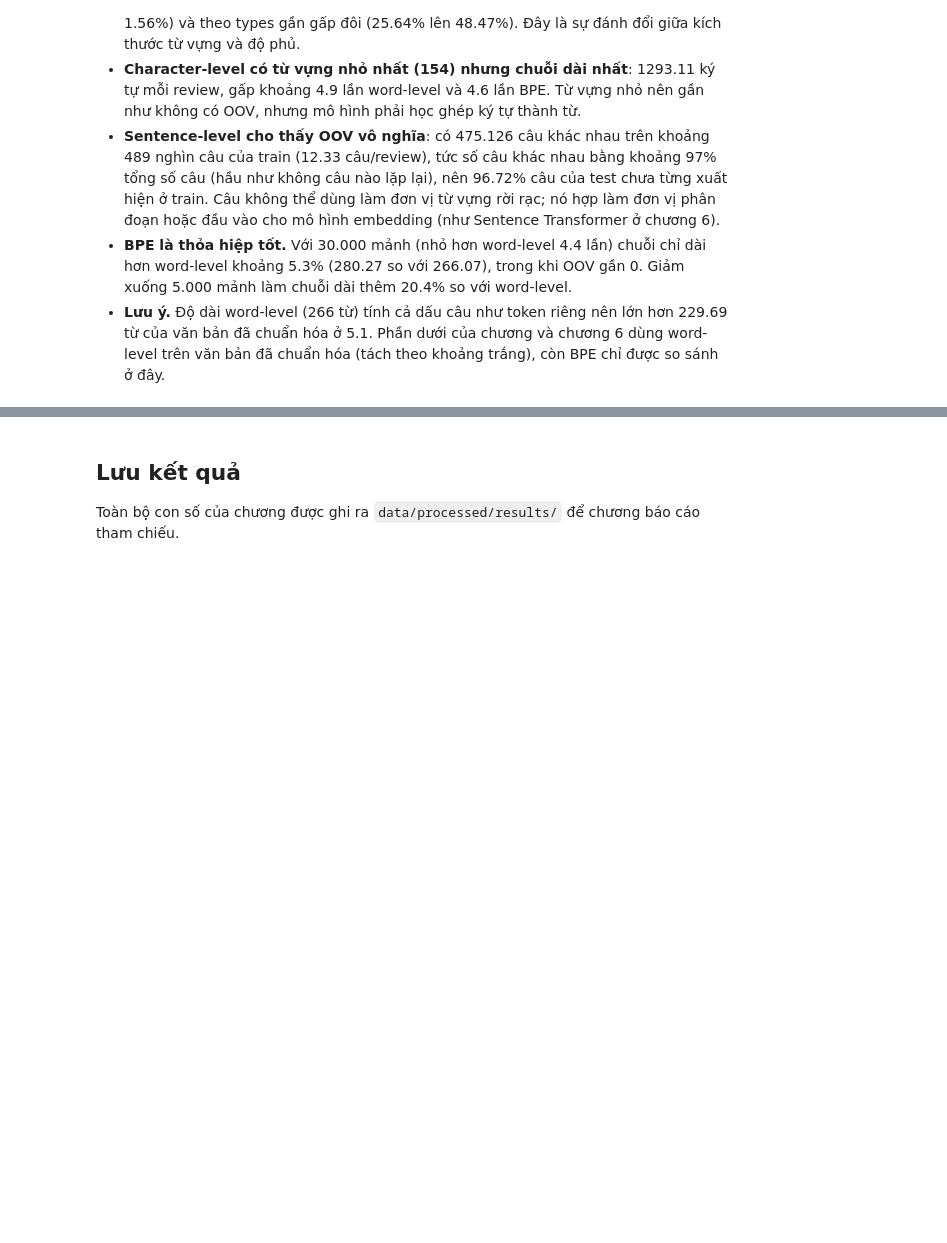
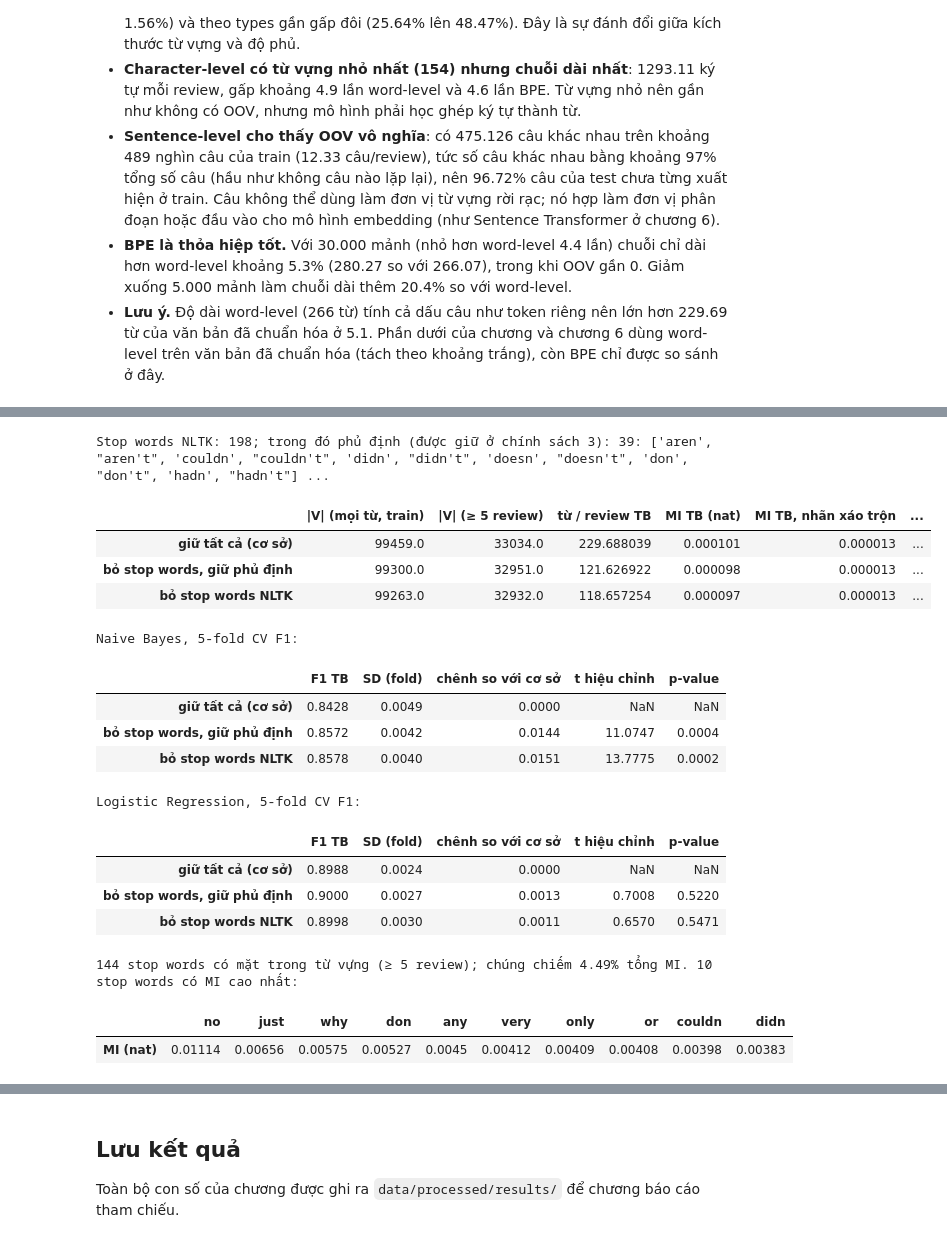
Before and after one commit to CaoThien1402/dm-preprocessing, a Jupyter notebook: book/05_text_preprocessing.ipynb, the cells around one changed output, grey strips where cells are left out. Drawn from its saved outputs; the diff is of its cells as text; code cells hidden in the pictures; blank space fills up the shorter version.

```diff
--- a/book/05_text_preprocessing.ipynb
+++ b/book/05_text_preprocessing.ipynb
@@ -362,0 +382,80 @@ plt.show()
+# %%
+from nltk.corpus import stopwords
+
+STOP = set(stopwords.words("english"))
+NEGATIONS = {w for w in STOP if w in {"no", "nor", "not"} or w.endswith("n't")} | {"don", "aren", "couldn", "didn", "doesn", "hadn", "hasn", "haven", "isn", "mightn", "mustn", "needn", "shan", "shouldn", "wasn", "weren", "won", "wouldn"}
+print(f"Stop words NLTK: {len(STOP)}; trong đó phủ định (được giữ ở chính sách 3): {len(NEGATIONS & STOP)}: {sorted(NEGATIONS & STOP)[:12]} ...")
+
+STOP_VARIANTS = {  # sắp theo mức giữ thông tin giảm dần (dùng ở bước 2 của quy tắc chọn)
+    "giữ tất cả (cơ sở)": lambda toks: toks,
+    "bỏ stop words, giữ phủ định": lambda toks: [t for t in toks if t not in STOP or t in NEGATIONS],
+    "bỏ stop words NLTK": lambda toks: [t for t in toks if t not in STOP],
+}
+variant_texts = {k: train["norm"].map(lambda s, f=f: " ".join(f(s.split()))) for k, f in STOP_VARIANTS.items()}
+
+
+def mutual_information(texts, y: np.ndarray, permute: bool = False) -> pd.Series:
+    """MI (nat) giữa sự hiện diện của từng từ (>= 5 review) và nhãn; permute=True xáo trộn nhãn để lấy mức sàn."""
+    vec = CountVectorizer(binary=True, min_df=5)
+    X = vec.fit_transform(texts)
+    yy = np.random.default_rng(config.SEED).permutation(y) if permute else y
+    n, n1 = X.shape[0], yy.sum()
+    d1, d0 = np.asarray(X[yy == 1].sum(axis=0)).ravel(), np.asarray(X[yy == 0].sum(axis=0)).ravel()
+    pw1, py1 = (d1 + d0) / n, n1 / n
+    mi = np.zeros(X.shape[1])
+    for pj, pw, py in [(d1 / n, pw1, py1), (d0 / n, pw1, 1 - py1), ((n1 - d1) / n, 1 - pw1, py1), ((n - n1 - d0) / n, 1 - pw1, 1 - py1)]:
+        with np.errstate(divide="ignore", invalid="ignore"):
+            mi += np.where(pj > 0, pj * np.log(pj / (pw * py)), 0.0)
+    return pd.Series(mi, index=vec.get_feature_names_out())
+
+
+rows, scores_nb, scores_lr, mi_base = {}, {}, {}, None
+for name, texts in variant_texts.items():
+    mi, mi_perm = mutual_information(texts, y_train), mutual_information(texts, y_train, permute=True)
+    if mi_base is None:
+        mi_base = mi
+    scores_nb[name], scores_lr[name] = cv_f1(texts, "NB"), cv_f1(texts, "LR")
+    rows[name] = {"|V| (mọi từ, train)": len(vocab_of(texts)), "|V| (≥ 5 review)": len(mi), "từ / review TB": texts.str.split().str.len().mean(),
+                  "MI TB (nat)": mi.mean(), "MI TB, nhãn xáo trộn": mi_perm.mean(), "MI tổng (nat)": mi.sum()}
+stop_table = pd.DataFrame(rows).T
+display(stop_table.round(6))
+base_name = "giữ tất cả (cơ sở)"
+nb_tab, lr_tab = compare_table(scores_nb, base_name), compare_table(scores_lr, base_name)
+print("Naive Bayes, 5-fold CV F1:"); display(nb_tab.round(4))
+print("Logistic Regression, 5-fold CV F1:"); display(lr_tab.round(4))
+
+# Thông tin nằm trong stop words: MI của các từ bị loại
+mi_stop = mi_base[mi_base.index.isin(STOP)].sort_values(ascending=False)
+share_stop = mi_stop.sum() / mi_base.sum() * 100
+print(f"{len(mi_stop)} stop words có mặt trong từ vựng (≥ 5 review); chúng chiếm {share_stop:.2f}% tổng MI. 10 stop words có MI cao nhất:")
+display(mi_stop.head(10).round(5).to_frame("MI (nat)").T)
+
+# Bước 1 (quy tắc gốc): F1 cao nhất, nếu cải thiện so với cơ sở có ý nghĩa
+best = nb_tab["F1 TB"].idxmax()
+rule1 = best if (best != base_name and nb_tab.loc[best, "p-value"] < 0.05 and nb_tab.loc[best, "chênh so với cơ sở"] > 0) else base_name
+# Bước 2 (tinh chỉnh): trong các chính sách không khác rule1 có ý nghĩa, chọn chính sách giữ nhiều thông tin nhất
+vs_rule1 = {v: (1.0 if v == rule1 else corrected_paired_t(scores_nb[rule1], scores_nb[v])[1]) for v in STOP_VARIANTS}
+STOP_POLICY = next(v for v in STOP_VARIANTS if vs_rule1[v] >= 0.05)  # STOP_VARIANTS đã sắp theo mức giữ thông tin giảm dần
+print(f"Quy tắc gốc chọn: '{rule1}'. p-value so với lựa chọn đó: " + ", ".join(f"'{v}' p = {p:.4f}" for v, p in vs_rule1.items() if v != rule1))
+print("Chính sách stop words được chọn sau bước tinh chỉnh:", STOP_POLICY)
+RESULTS.update({"stop_table": stop_table.round(8).to_dict("index"), "stop_nb": nb_tab.round(6).to_dict("index"), "stop_lr": lr_tab.round(6).to_dict("index"),
+                "stop_words_mi_share_pct": float(share_stop), "stop_top_mi": mi_stop.head(10).round(6).to_dict(), "stop_policy": STOP_POLICY, "stop_rule1_choice": rule1, "stop_p_vs_rule1": vs_rule1, "n_stopwords": len(STOP)})
+# %% [output]
+Stop words NLTK: 198; trong đó phủ định (được giữ ở chính sách 3): 39: ['aren', "aren't", 'couldn', "couldn't", 'didn', "didn't", 'doesn', "doesn't", 'don', "don't", 'hadn', "hadn't"] ...
+|  | |V| (mọi từ, train) | |V| (≥ 5 review) | từ / review TB | MI TB (nat) | MI TB, nhãn xáo trộn | ... |
+| giữ tất cả (cơ sở) | 99459.0 | 33034.0 | 229.688039 | 0.000101 | 0.000013 | ... |
+| bỏ stop words, giữ phủ định | 99300.0 | 32951.0 | 121.626922 | 0.000098 | 0.000013 | ... |
+| bỏ stop words NLTK | 99263.0 | 32932.0 | 118.657254 | 0.000097 | 0.000013 | ... |
+Naive Bayes, 5-fold CV F1:
+|  | F1 TB | SD (fold) | chênh so với cơ sở | t hiệu chỉnh | p-value |
+| giữ tất cả (cơ sở) | 0.8428 | 0.0049 | 0.0000 | NaN | NaN |
+| bỏ stop words, giữ phủ định | 0.8572 | 0.0042 | 0.0144 | 11.0747 | 0.0004 |
+| bỏ stop words NLTK | 0.8578 | 0.0040 | 0.0151 | 13.7775 | 0.0002 |
+Logistic Regression, 5-fold CV F1:
+|  | F1 TB | SD (fold) | chênh so với cơ sở | t hiệu chỉnh | p-value |
+| giữ tất cả (cơ sở) | 0.8988 | 0.0024 | 0.0000 | NaN | NaN |
+| bỏ stop words, giữ phủ định | 0.9000 | 0.0027 | 0.0013 | 0.7008 | 0.5220 |
+| bỏ stop words NLTK | 0.8998 | 0.0030 | 0.0011 | 0.6570 | 0.5471 |
+144 stop words có mặt trong từ vựng (≥ 5 review); chúng chiếm 4.49% tổng MI. 10 stop words có MI cao nhất:
+|  | no | just | why | don | any | very | only | or | couldn | didn |
+| MI (nat) | 0.01114 | 0.00656 | 0.00575 | 0.00527 | 0.0045 | 0.00412 | 0.00409 | 0.00408 | 0.00398 | 0.00383 |
```
Also changed, not shown: parts of 4 cells of this notebook, 1 other file.
